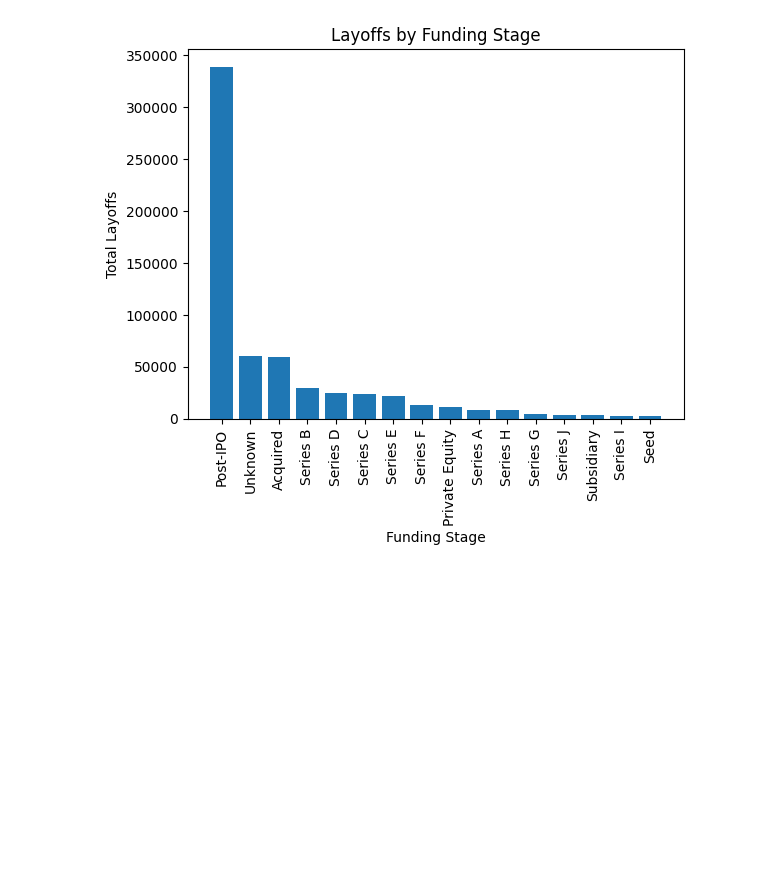
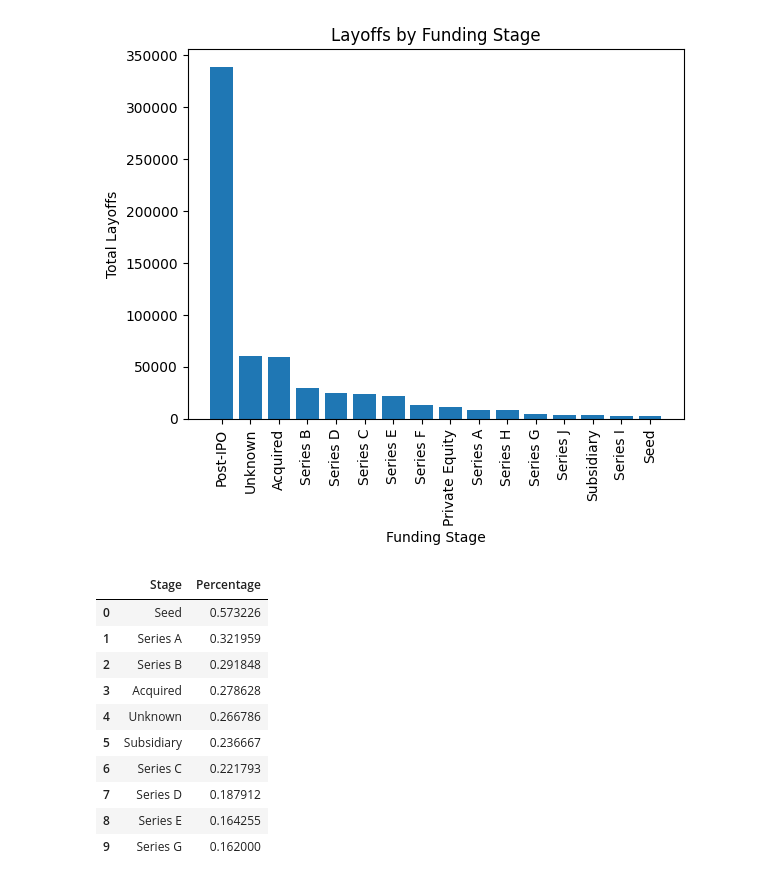
Before and after one commit to riddhikale/Tech-Layoffs, a Jupyter notebook: notebooks/eda.ipynb, the cells around one changed output. Cells and saved outputs as stored; diff of their text form; code cells hidden in the pictures; blank space fills up the shorter version.

Commit message:
average layoff percentage across funding stages

```diff
--- a/notebooks/eda.ipynb
+++ b/notebooks/eda.ipynb
@@ -363,3 +363,24 @@ plt.xticks(rotation=90)
 plt.show()
 # %% [output]
 [figure]
+# %%
+stage_pct = (
+    df.groupby('Stage')['Percentage']
+    .mean()
+    .sort_values(ascending=False)
+    .reset_index()
+)
+
+stage_pct.head(10)
+# %% [output]
+|  | Stage | Percentage |
+| 0 | Seed | 0.573226 |
+| 1 | Series A | 0.321959 |
+| 2 | Series B | 0.291848 |
+| 3 | Acquired | 0.278628 |
+| 4 | Unknown | 0.266786 |
+| 5 | Subsidiary | 0.236667 |
+| 6 | Series C | 0.221793 |
+| 7 | Series D | 0.187912 |
+| 8 | Series E | 0.164255 |
+| 9 | Series G | 0.162000 |
```
